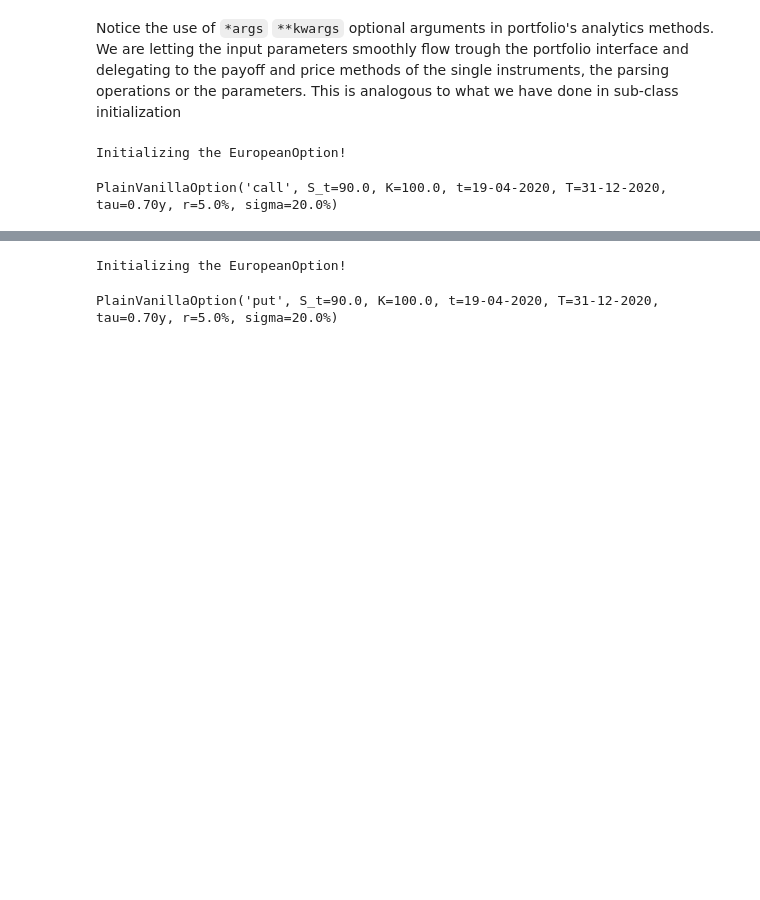
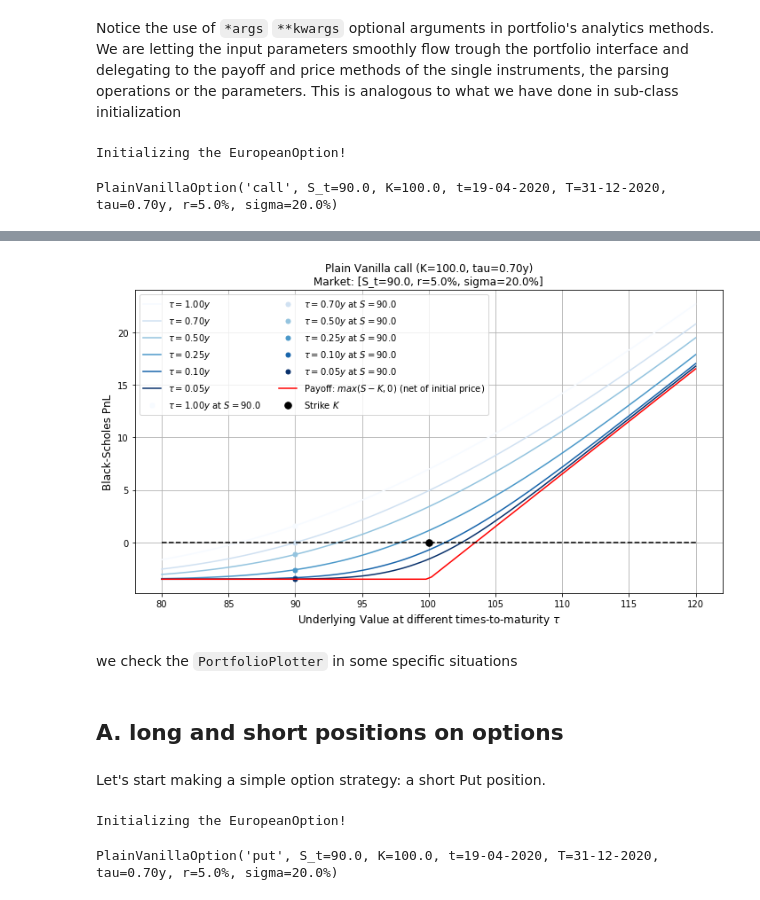
Before and after one commit to gabrielepompa88/IT-For-Business-And-Finance-2019-20, a Jupyter notebook: Notebooks/Derivatives_Analytics___Objects_Composition.ipynb, the cells around one changed output, grey strips where cells are left out. Saved outputs shown, nothing was run; the diff lists cells and outputs as text; code cells hidden in the pictures; blank space fills up the shorter version.

```diff
--- a/Notebooks/Derivatives_Analytics___Objects_Composition.ipynb
+++ b/Notebooks/Derivatives_Analytics___Objects_Composition.ipynb
@@ -1236,7 +1236,7 @@ class OptionPlotter():
 
     def __plot_single_tau(self, S, tau, plot_limits):
         """
-        Plot FinancialInstrument values against underlying value(s) at fixed time-to-maturity. Possibly, it plots theoretical
+        Plot FinancialInstrument values against underlying value(s) at fixed time-to-maturity. Optionally, it plots theoretical
         upper and lower bounds of the price.
         """
 
@@ -2108,7 +2108,7 @@ class OptionPlotter():
 
     def __plot_single_tau(self, S, tau, plot_limits, method_name):
         """
-        Plot FinancialInstrument values against underlying value(s) at fixed time-to-maturity. Possibly, it plots theoretical
+        Plot FinancialInstrument values against underlying value(s) at fixed time-to-maturity. Optionally, it plots theoretical
         upper and lower bounds of the price.
         """
 
@@ -2373,0 +2496,4 @@ PlainVanillaOption('call', S_t=90.0, K=100.0, t=19-04-2020, T=31-12-2020, tau=0.
+# %%
+S = Vanilla_Call.get_S()
+S_12 = [0.8*S, 1.2*S]
+S_12
@@ -2373,0 +2702,2 @@ PlainVanillaOption('call', S_t=90.0, K=100.0, t=19-04-2020, T=31-12-2020, tau=0.
+# %%
+Vanilla_Call_plotter = OptionPlotter(Vanilla_Call)
@@ -2373,0 +2710,4 @@ PlainVanillaOption('call', S_t=90.0, K=100.0, t=19-04-2020, T=31-12-2020, tau=0.
+# %%
+Vanilla_Call_plotter.plot(tau=[0.05, 0.1, 0.25, 0.5, 0.7, 1.0], method_name='PnL')
+# %% [output]
+[figure, added]
@@ -2374,3 +2858,9 @@ PlainVanillaOption('call', S_t=90.0, K=100.0, t=19-04-2020, T=31-12-2020, tau=0.
+# %% [markdown]
+we check the `PortfolioPlotter` in some specific situations
+# %% [markdown]
+## A. long and short positions on options
+# %% [markdown]
+Let's start making a simple option strategy: a short Put position.
 # %%
 Vanilla_Put = PlainVanillaOption(market_env, option_type='put')
 Vanilla_Put
```
Also changed, not shown: parts of 73 cells of this notebook.
